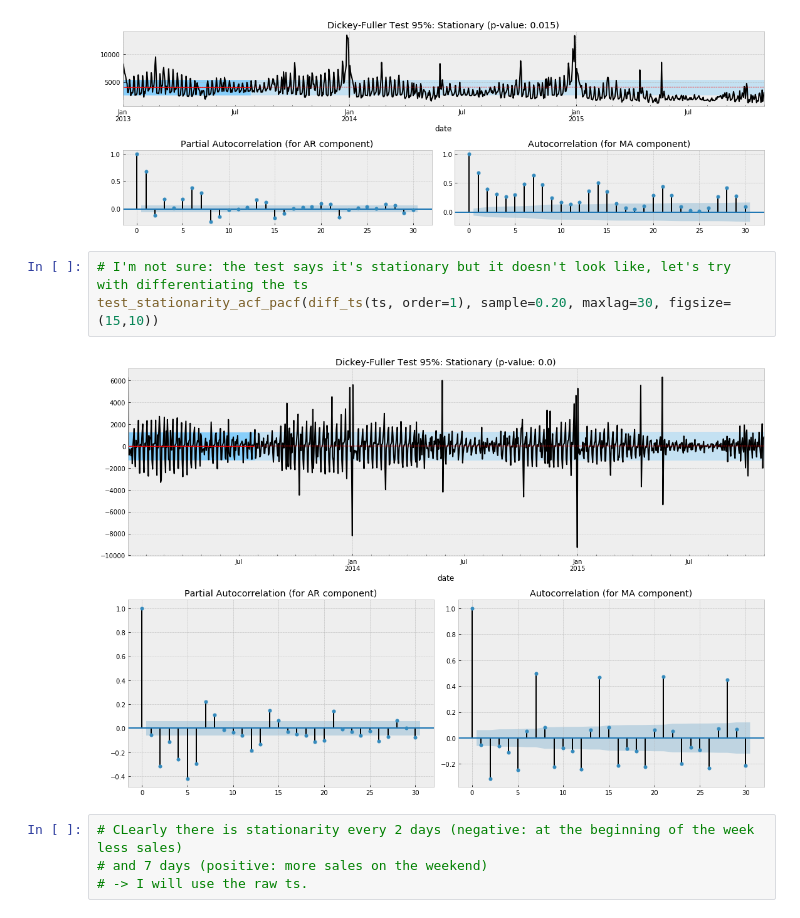
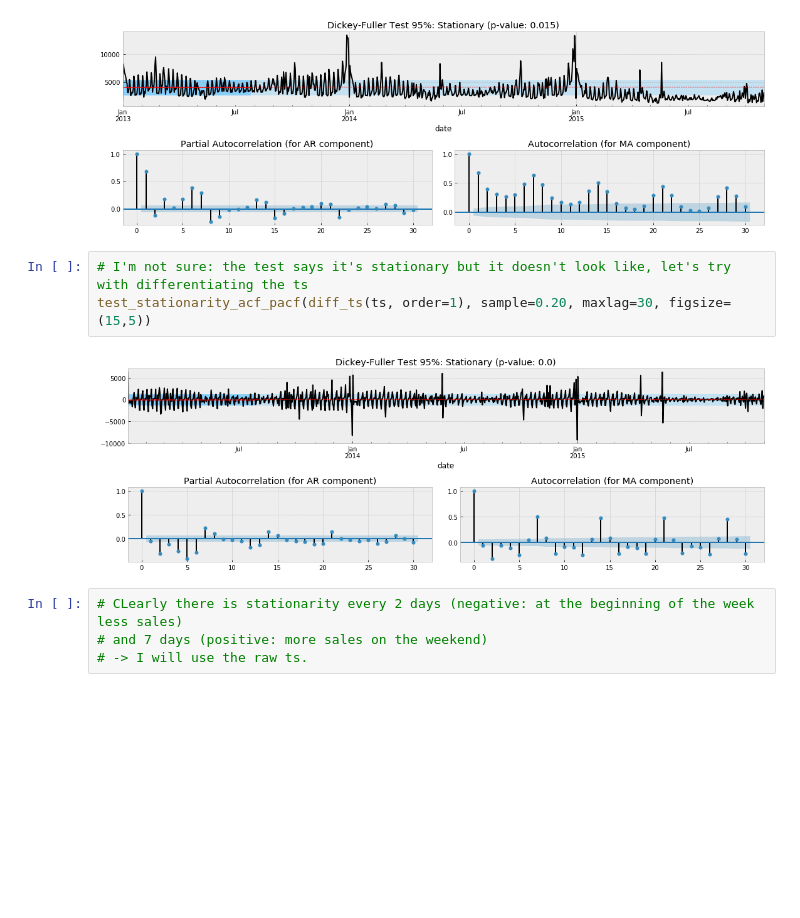
Before and after one commit to mdipietro09/DataScience_ArtificialIntelligence_Utils, a Jupyter notebook: time_series/forecast_example.ipynb, the cells around one changed output. Saved outputs shown, nothing was run; the diff lists cells and outputs as text; blank space fills up the shorter version.

```diff
--- a/time_series/forecast_example.ipynb
+++ b/time_series/forecast_example.ipynb
@@ -87,9 +95,9 @@ test_stationarity_acf_pacf(ts, sample=0.20, maxlag=w, figsize=(15,5))
 [figure]
 # %%
 # I'm not sure: the test says it's stationary but it doesn't look like, let's try with differentiating the ts
-test_stationarity_acf_pacf(diff_ts(ts, order=1), sample=0.20, maxlag=30, figsize=(15,10))
+test_stationarity_acf_pacf(diff_ts(ts, order=1), sample=0.20, maxlag=30, figsize=(15,5))
 # %% [output]
-[figure, old version]
+[figure, new version]
 # %%
 # CLearly there is stationarity every 2 days (negative: at the beginning of the week less sales)
 # and 7 days (positive: more sales on the weekend)
```
Also changed, not shown: parts of 57 cells of this notebook, 1 other file.
